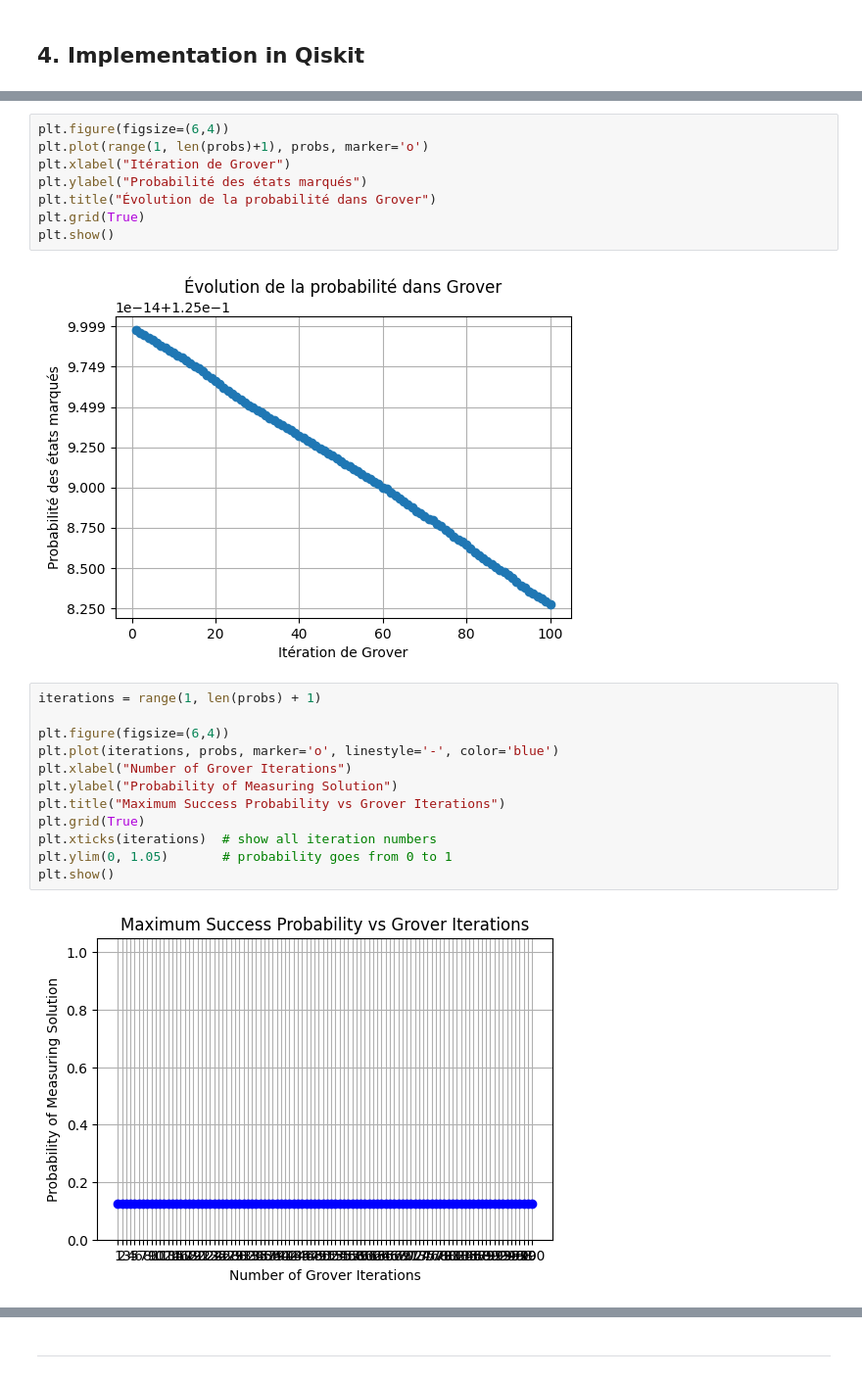
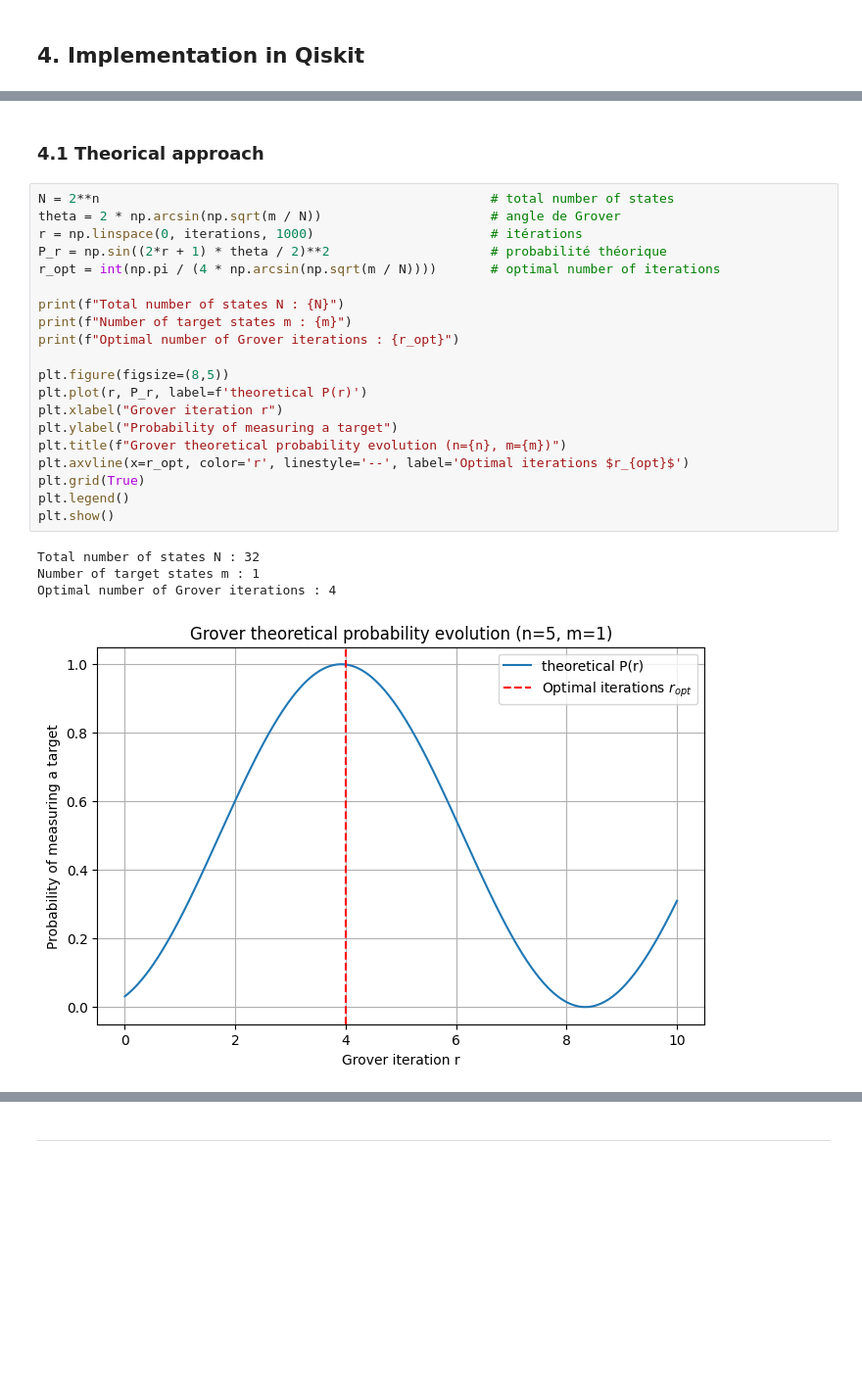
Before and after one commit to victor-pcll/Grover-s-Search, a Jupyter notebook: notebook.ipynb, the cells around one changed output, grey strips where cells are left out. Shown: that part at 98% size. Saved outputs shown, nothing was run; the diff lists cells and outputs as text; blank space fills up the shorter version.

Commit message:
init theorical approach

```diff
--- a/notebook.ipynb
+++ b/notebook.ipynb
@@ -93,24 +96,27 @@ Probabilities at each iteration: [np.float64(0.12499999999999978), np.float64(0.
-# %%
-plt.figure(figsize=(6,4))
-plt.plot(range(1, len(probs)+1), probs, marker='o')
-plt.xlabel("Itération de Grover")
-plt.ylabel("Probabilité des états marqués")
-plt.title("Évolution de la probabilité dans Grover")
-plt.grid(True)
-plt.show()
-# %% [output]
-[figure, removed]
-# %%
-iterations = range(1, len(probs) + 1)
-
-plt.figure(figsize=(6,4))
-plt.plot(iterations, probs, marker='o', linestyle='-', color='blue')
-plt.xlabel("Number of Grover Iterations")
-plt.ylabel("Probability of Measuring Solution")
-plt.title("Maximum Success Probability vs Grover Iterations")
-plt.grid(True)
-plt.xticks(iterations)  # show all iteration numbers
-plt.ylim(0, 1.05)       # probability goes from 0 to 1
-plt.show()
-# %% [output]
-[figure, removed]
+# %% [markdown]
+### 4.1 Theorical approach
+# %%
+N = 2**n                                                   # total number of states
+theta = 2 * np.arcsin(np.sqrt(m / N))                      # angle de Grover
+r = np.linspace(0, iterations, 1000)                       # itérations
+P_r = np.sin((2*r + 1) * theta / 2)**2                     # probabilité théorique
+r_opt = int(np.pi / (4 * np.arcsin(np.sqrt(m / N))))       # optimal number of iterations
+
+print(f"Total number of states N : {N}")
+print(f"Number of target states m : {m}")
+print(f"Optimal number of Grover iterations : {r_opt}")
+
+plt.figure(figsize=(8,5))
+plt.plot(r, P_r, label=f'theoretical P(r)')
+plt.xlabel("Grover iteration r")
+plt.ylabel("Probability of measuring a target")
+plt.title(f"Grover theoretical probability evolution (n={n}, m={m})")
+plt.axvline(x=r_opt, color='r', linestyle='--', label='Optimal iterations $r_{opt}$')
+plt.grid(True)
+plt.legend()
+plt.show()
+# %% [output]
+Total number of states N : 32
+Number of target states m : 1
+Optimal number of Grover iterations : 4
+[figure, added]
```
Also changed, not shown: parts of 15 cells of this notebook, 9 other files.
